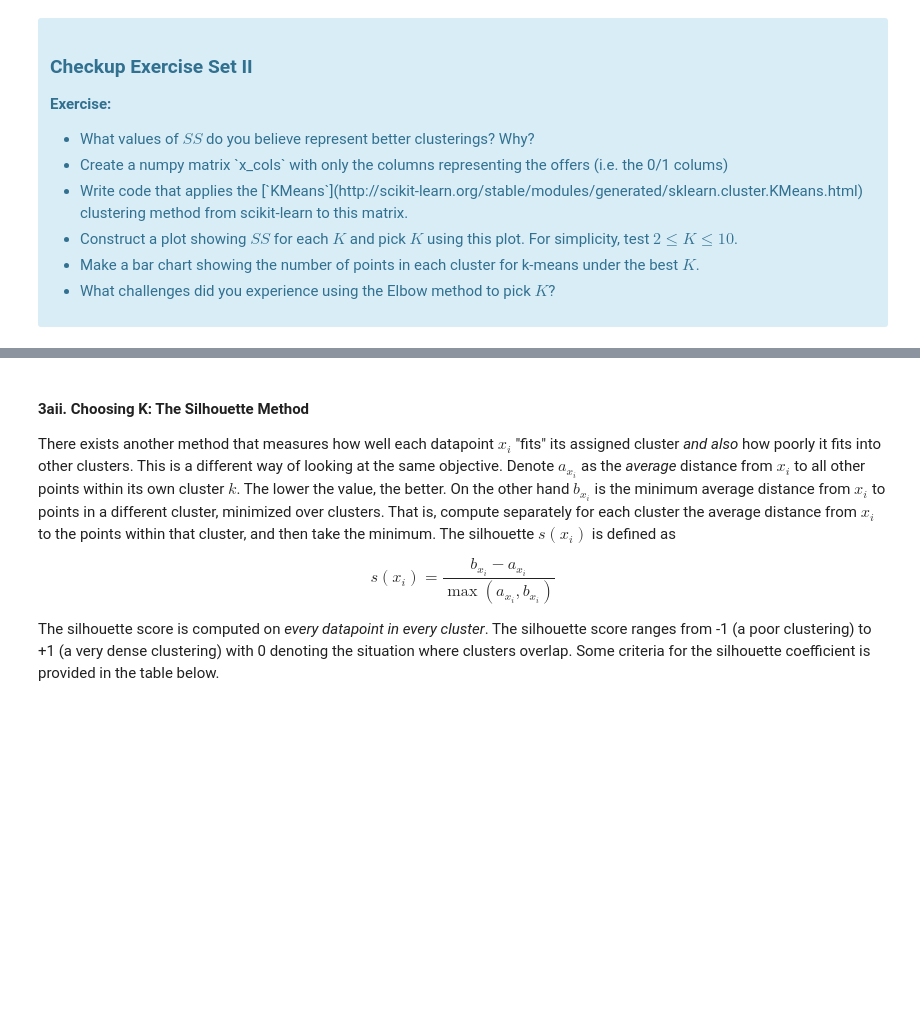
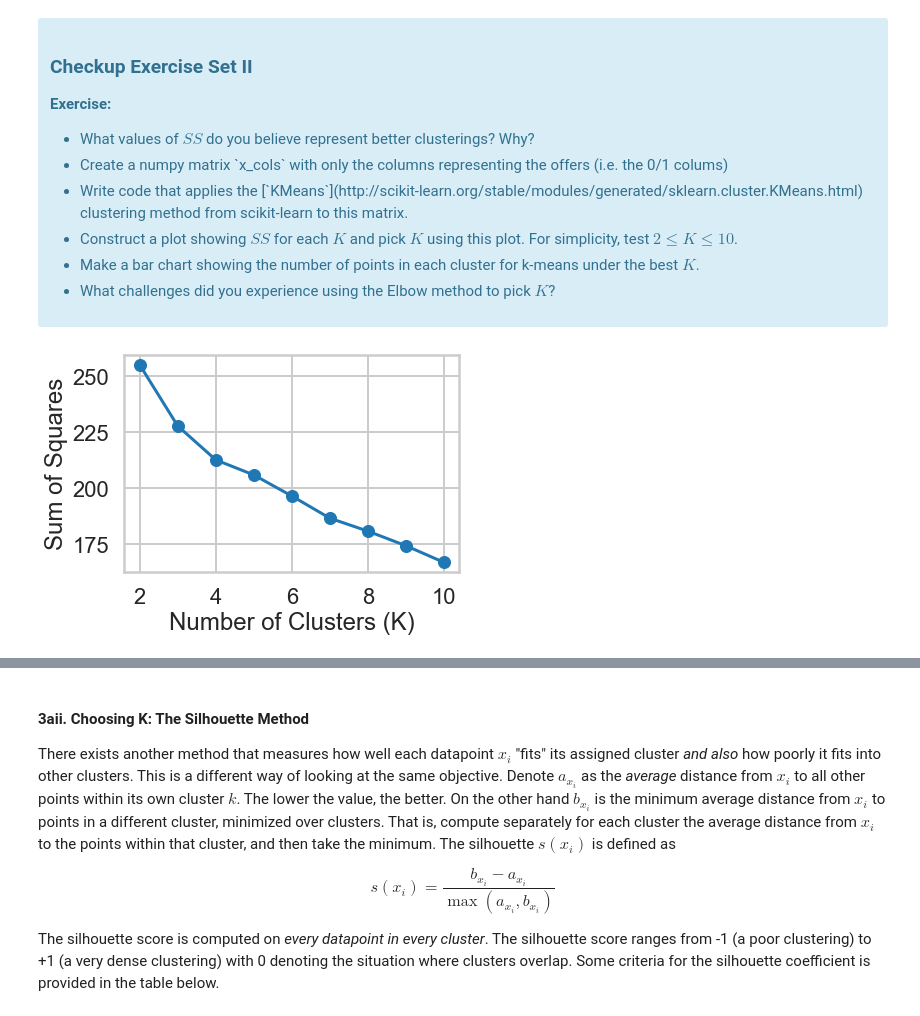
Before and after one commit to JasonCaldwellMBA/Clustering_Case_Study, a Jupyter notebook: Clustering Case Study - Customer Segmentation with K-Means - Tier 3.ipynb, the cells around one changed output, grey strips where cells are left out. Cells and saved outputs as stored; diff of their text form; code cells hidden in the pictures; blank space fills up the shorter version.

Commit message:
Complete Exercise 2

```diff
--- a/Clustering Case Study - Customer Segmentation with K-Means - Tier 3.ipynb
+++ b/Clustering Case Study - Customer Segmentation with K-Means - Tier 3.ipynb
@@ -159,0 +161,32 @@ where $x_i$ is a point, $C_k$ represents cluster $k$ and $\mu_k$ is the centroid
+# %%
+def range_of_clusters(start_K: int, end_K: int) -> dict:
+    """
+    Analyze sum of squares results over a range of possible clusters
+    :param start_K: inclusive number of clusters to start with
+    :param end_K: exclusive number of clusters to end with
+    :return: dictionary of model's prediction
+    """
+    sum_of_squares = []
+    assignments = {}
+
+    X = df_pivoted.to_numpy()
+    K_range = list(range(start_K, end_K))
+
+    for K in K_range:
+        model = sklearn.cluster.KMeans(n_clusters=K)
+        assigned_cluster = model.fit_predict(X)
+        centers = model.cluster_centers_
+        sum_of_squares.append(np.sum((X - centers[assigned_cluster]) ** 2))
+        assignments[str(K)] = assigned_cluster
+
+    plt.plot(K_range, sum_of_squares, '-o')
+    plt.xlabel("Number of Clusters (K)")
+    plt.ylabel("Sum of Squares")
+    plt.show()
+
+    return assignments
+# %%
+# The range recommended for the exercise doesn't appear to have a clear elbow. Maybe at 3 or 5.
+assignments = range_of_clusters(2, 11)
+# %% [output]
+[figure, added]
```
Also changed, not shown: parts of 8 cells of this notebook.
